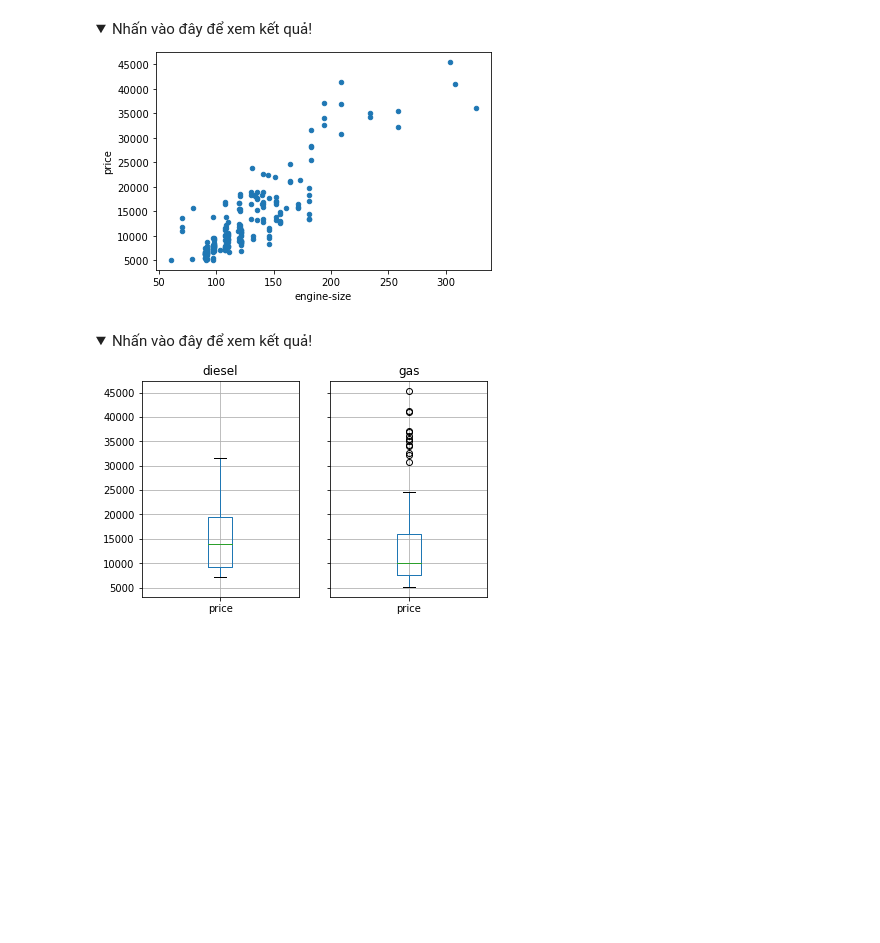
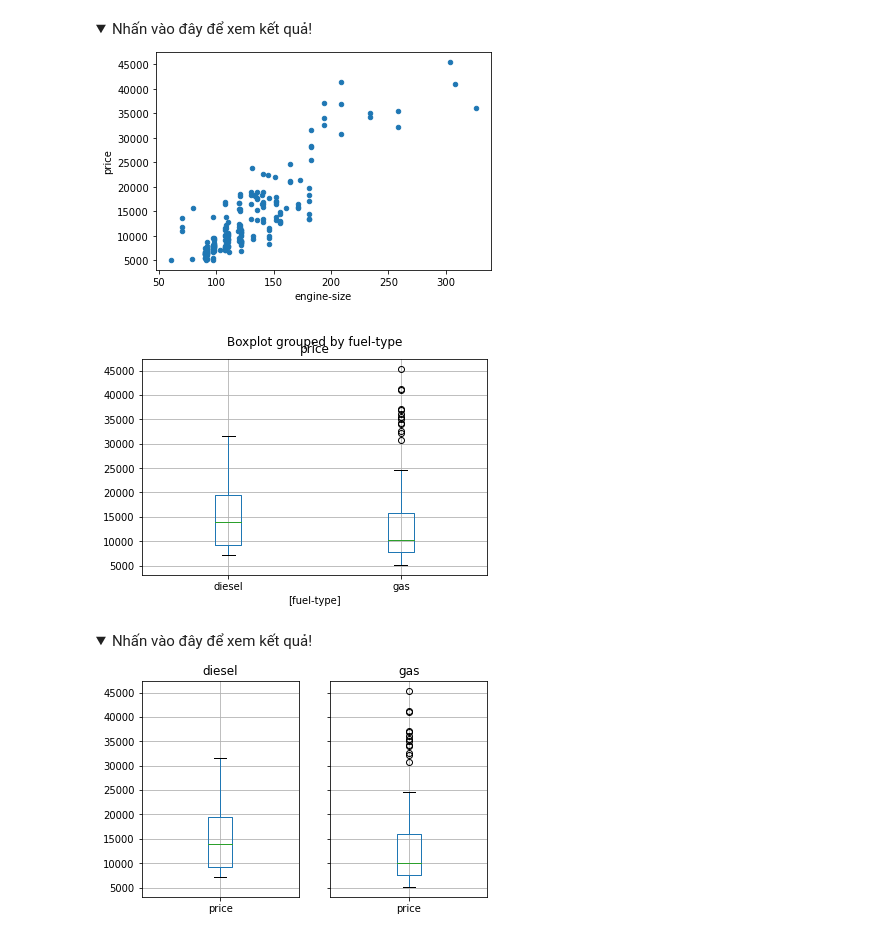
Before and after one commit to nguyennamphu/pythforml, a Jupyter notebook: Dataframe_Bai_lam_them_2 (Part 2).ipynb, the cells around one changed output. Drawn from its saved outputs; the diff is of its cells as text; code cells hidden in the pictures; folded sections open; blank space fills up the shorter version.

```diff
--- a/Dataframe_Bai_lam_them_2 (Part 2).ipynb
+++ b/Dataframe_Bai_lam_them_2 (Part 2).ipynb
@@ -2101,6 +2225,10 @@ df
 </details>
 # %%
 # Câu 22: Vẽ biểu đồ boxplot thể hiện giá xe thay đổi như thế nào với từng loại body-style
+df.boxplot(column=['price'], by=['fuel-type'])
+plt.show()
+# %% [output]
+[figure, added]
 # %% [markdown]
 <details>
   <summary>Nhấn vào đây để xem kết quả!</summary>
```
Also changed, not shown: parts of 16 cells of this notebook.
